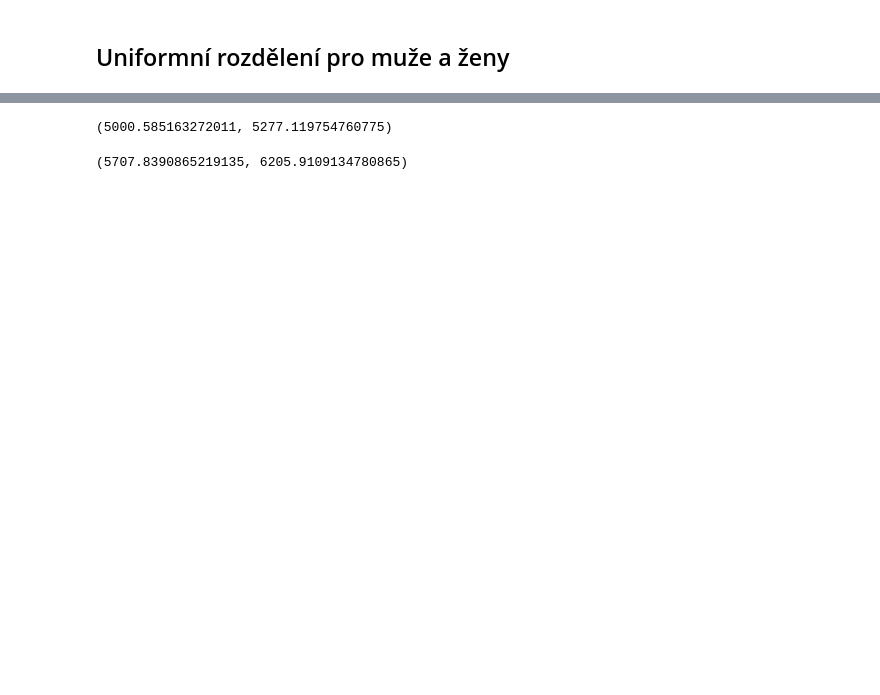
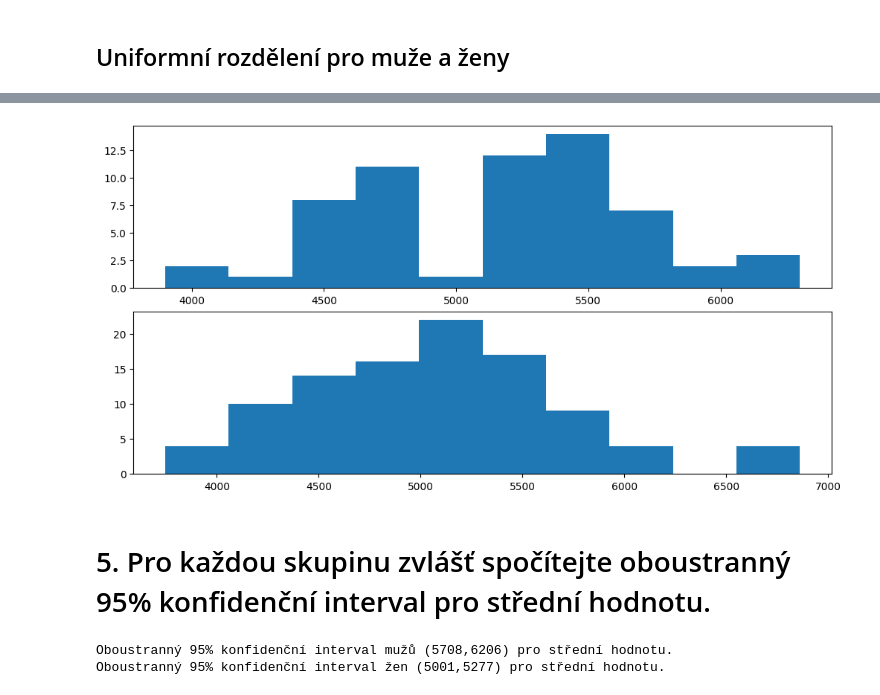
Before and after one commit to nickobard/Basic-Statistical-Analysis-of-Wage-by-Gender-Dataset, a Jupyter notebook: uloha.ipynb, the cells around one changed output, grey strips where cells are left out. Cells and saved outputs as stored; diff of their text form; code cells hidden in the pictures; blank space fills up the shorter version.

```diff
--- a/uloha.ipynb
+++ b/uloha.ipynb
@@ -314,12 +314,26 @@ ax2.hist(f_x_simulated, bins=10)
-# %%
-# Pro zeny
-confidence_interval_female = stats.t.interval(0.95, len(female_sal) - 1, loc=np.mean(female_sal), scale=stats.sem(female_sal))
-confidence_interval_female
-# %% [output]
-(5000.585163272011, 5277.119754760775)
-# %%
-#Pro muzi
-confidence_interval_male = stats.t.interval(0.95, len(male_sal) - 1, loc=np.mean(male_sal), scale=stats.sem(male_sal))
-confidence_interval_male
-# %% [output]
-(5707.8390865219135, 6205.9109134780865)
+# %%
+fig, (ax1, ax2) = plt.subplots(nrows=2, ncols=1, constrained_layout=True, figsize=(10, 5))
+f_x_simulated = stats.norm.rvs(loc=f_norm_mean_hat, scale=f_norm_std_dev_hat, size=100)
+ax1.hist(female_sal, bins=10)
+ax2.hist(f_x_simulated, bins=10)
+
+plt.show()
+# %% [output]
+[figure, added]
+# %% [markdown]
+# 5. Pro každou skupinu zvlášť spočítejte oboustranný 95% konfidenční interval pro střední hodnotu.
+# %%
+# Pro zeny
+confidence_interval_female = stats.t.interval(0.95, len(female_sal) - 1, loc=np.mean(female_sal), scale=stats.sem(female_sal))
+
+lower_bound_f, upper_bound_f = confidence_interval_female
+
+confidence_interval_male = stats.t.interval(0.95, len(male_sal) - 1, loc=np.mean(male_sal), scale=stats.sem(male_sal))
+
+lower_bound_m, upper_bound_m = confidence_interval_male
+
+print(f'Oboustranný 95% konfidenční interval mužů ({lower_bound_m:.0f},{upper_bound_m:.0f}) pro střední hodnotu.')
+print(f'Oboustranný 95% konfidenční interval žen ({lower_bound_f:.0f},{upper_bound_f:.0f}) pro střední hodnotu.')
+# %% [output]
+Oboustranný 95% konfidenční interval mužů (5708,6206) pro střední hodnotu.
+Oboustranný 95% konfidenční interval žen (5001,5277) pro střední hodnotu.
```
Also changed, not shown: parts of 31 cells of this notebook.
